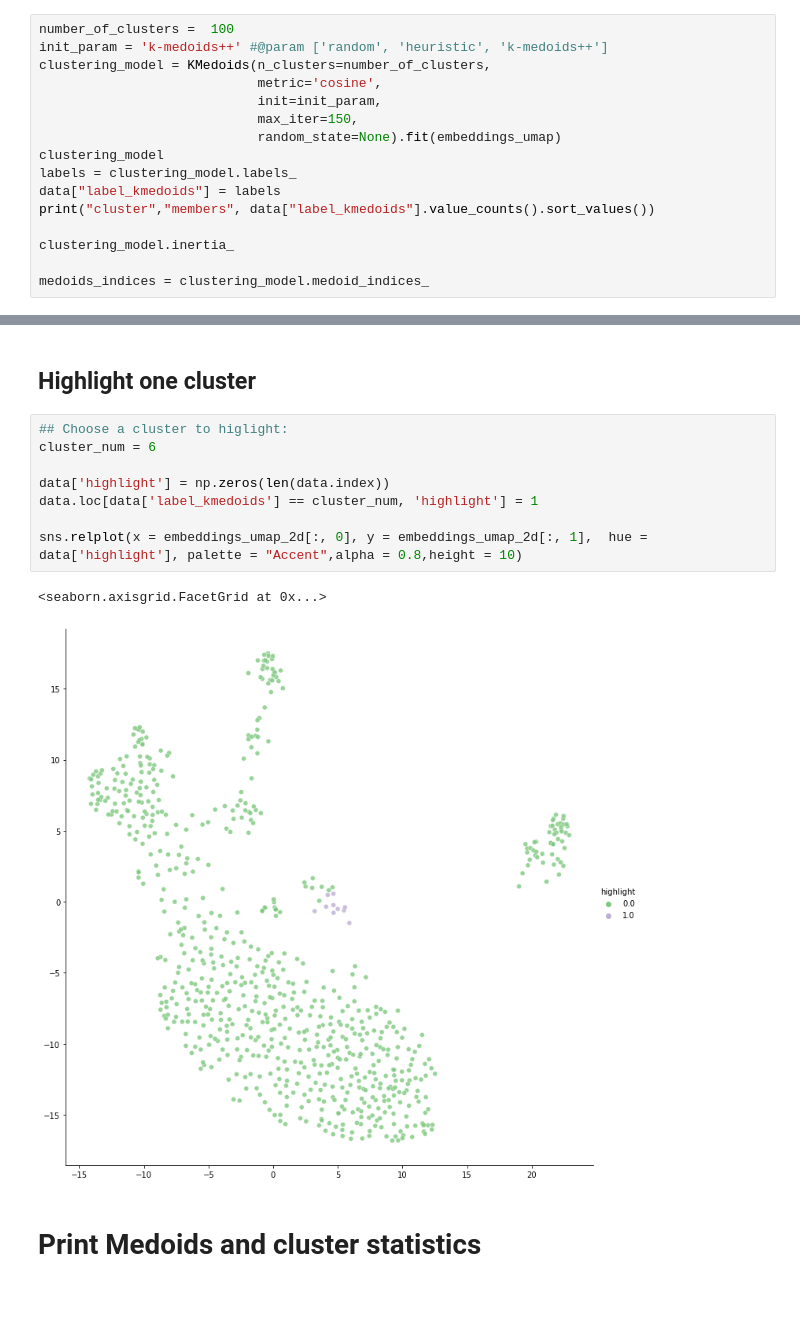
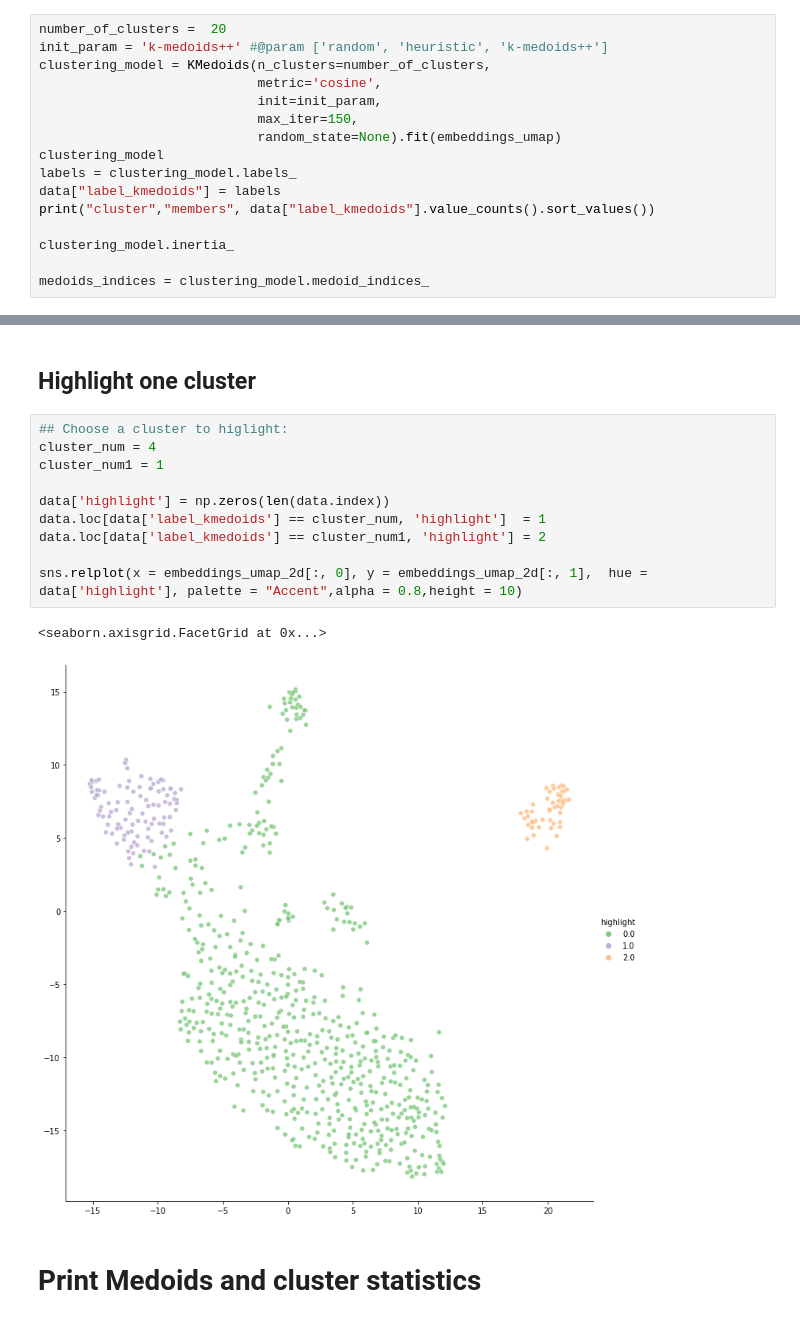
Before and after one commit to FUB-HCC/seminar_critical-social-media-analysis, a Jupyter notebook: Pipeline/Assignment_5/ali_bektas_assignment_session5/Assignment-5_Clustering.ipynb, the cells around one changed output, grey strips where cells are left out. Saved outputs shown, nothing was run; the diff lists cells and outputs as text.

```diff
--- a/Pipeline/Assignment_5/ali_bektas_assignment_session5/Assignment-5_Clustering.ipynb
+++ b/Pipeline/Assignment_5/ali_bektas_assignment_session5/Assignment-5_Clustering.ipynb
@@ -157,7 +157,7 @@ n_clusters: 502 silhouette_avg: 0.23135138
 # %% [markdown]
 # Clustering with KMedoids
 # %%
-number_of_clusters =  100
+number_of_clusters =  20
 init_param = 'k-medoids++' #@param ['random', 'heuristic', 'k-medoids++']
 clustering_model = KMedoids(n_clusters=number_of_clusters,
                             metric='cosine',
@@ -232,15 +233,17 @@ sns.relplot(x = embeddings_umap_2d[:, 0], y = embeddings_umap_2d[:, 1],  hue = d
 ## Highlight one cluster
 # %%
 ## Choose a cluster to higlight:
-cluster_num = 6
+cluster_num = 4
+cluster_num1 = 1
 
 data['highlight'] = np.zeros(len(data.index))
-data.loc[data['label_kmedoids'] == cluster_num, 'highlight'] = 1
+data.loc[data['label_kmedoids'] == cluster_num, 'highlight']  = 1
+data.loc[data['label_kmedoids'] == cluster_num1, 'highlight'] = 2
 
 sns.relplot(x = embeddings_umap_2d[:, 0], y = embeddings_umap_2d[:, 1],  hue = data['highlight'], palette = "Accent",alpha = 0.8,height = 10)
 # %% [output]
 <seaborn.axisgrid.FacetGrid at 0x...>
-[figure, old version]
+[figure, new version]
 # %% [markdown]
 # Print Medoids and cluster statistics
 # %%
```
Also changed, not shown: parts of 9 cells of this notebook, 1 other file.
